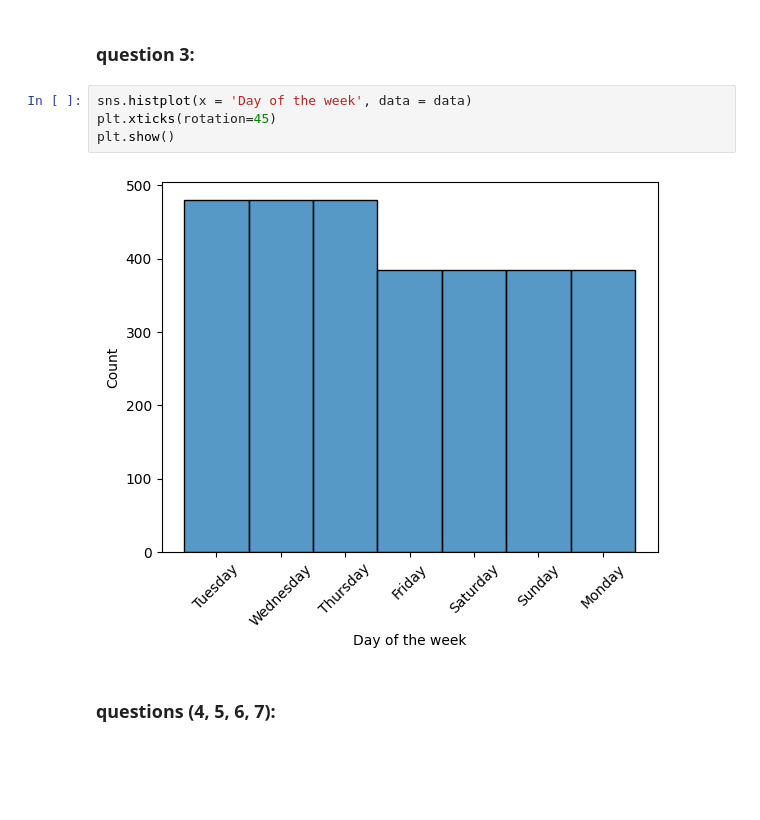
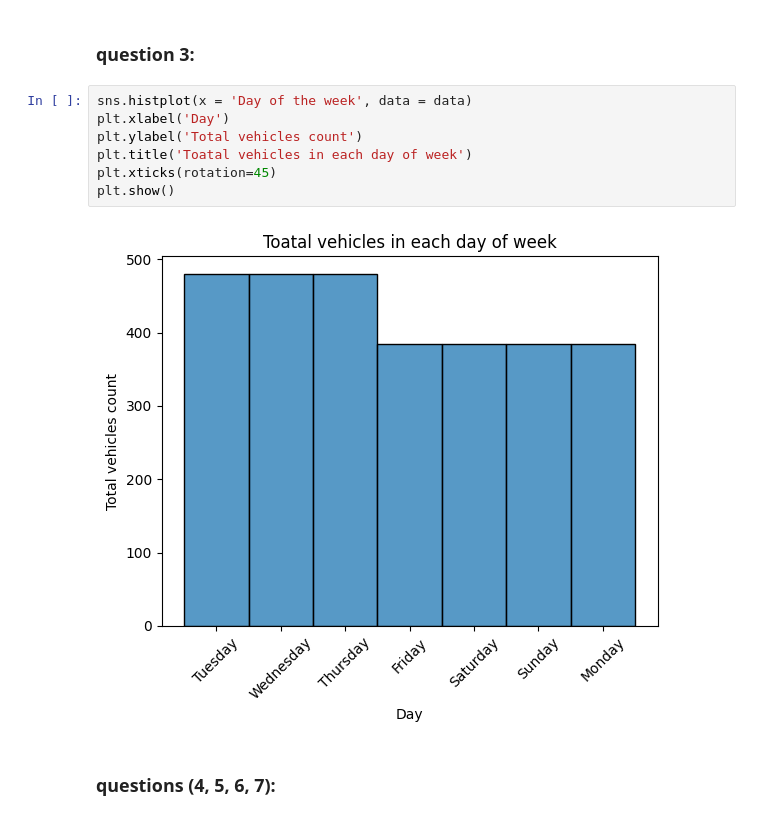
Before and after one commit to Mkaljermy/traffic-assim, a Jupyter notebook: ass1.ipynb, the cells around one changed output. Saved outputs shown, nothing was run; the diff lists cells and outputs as text; blank space fills up the shorter version.

```diff
--- a/ass1.ipynb
+++ b/ass1.ipynb
@@ -71,10 +71,13 @@ plt.show()
 ### question 3:
 # %%
 sns.histplot(x = 'Day of the week', data = data)
+plt.xlabel('Day')
+plt.ylabel('Total vehicles count')
+plt.title('Toatal vehicles in each day of week')
 plt.xticks(rotation=45)
 plt.show()
 # %% [output]
-[figure, old version]
+[figure, new version]
 # %% [markdown]
 ### questions (4, 5, 6, 7):
 # %%
```
Also changed, not shown: parts of 5 cells of this notebook.
